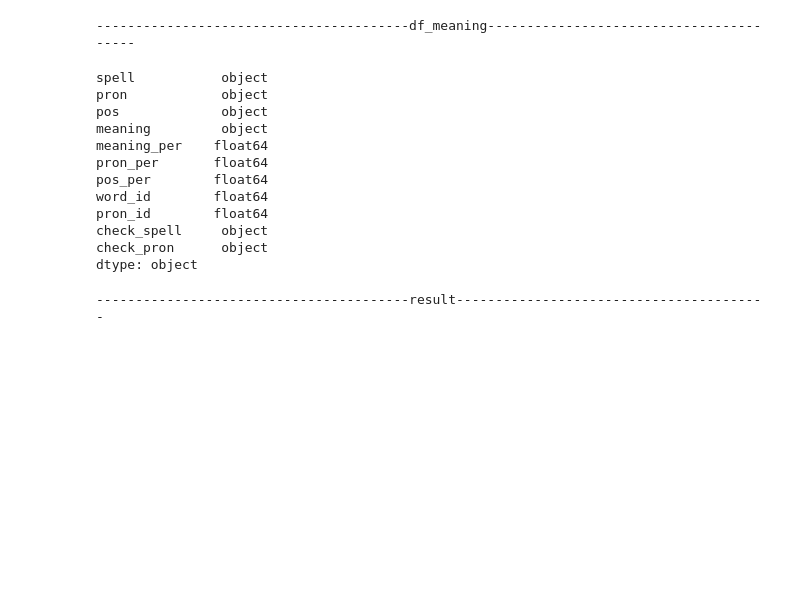
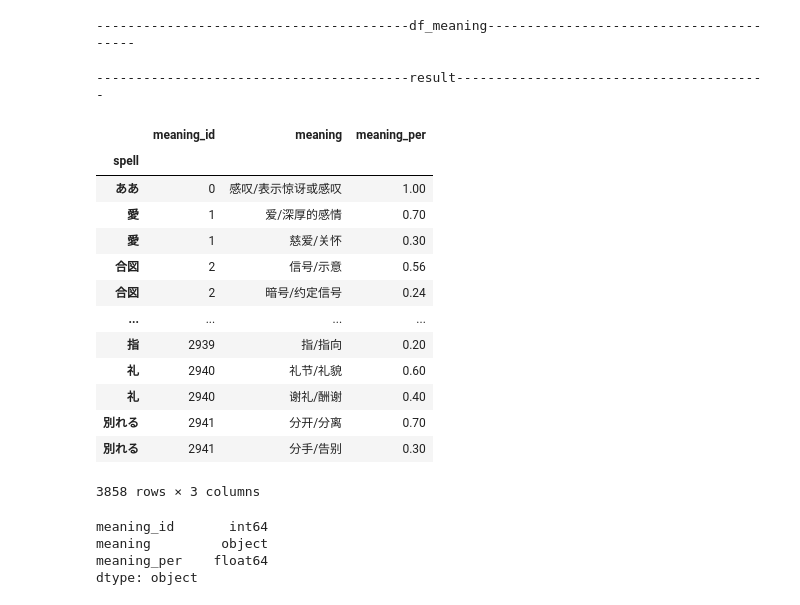
Before and after one commit to hopensic/python-notebooks, a Jupyter notebook: ja_dict_meaning.ipynb, the cells around one changed output. Cells and saved outputs as stored; diff of their text form; code cells hidden in the pictures; blank space fills up the shorter version.

```diff
--- a/ja_dict_meaning.ipynb
+++ b/ja_dict_meaning.ipynb
@@ -218,21 +218,6 @@ l("df_meaning")
 # df_merged
 # %% [output]
 ----------------------------------------df_meaning----------------------------------------
-# %%
-result.dtypes
-# %% [output]
-spell           object
-pron            object
-pos             object
-meaning         object
-meaning_per    float64
-pron_per       float64
-pos_per        float64
-word_id        float64
-pron_id        float64
-check_spell     object
-check_pron      object
-dtype: object
 # %%
 # 将单行的词义转为多行的词义
 extracted = df_meaning["meaning"].str.extractall(r"\(([^:)]+):([^)]+)%\)")
@@ -273,3 +258,32 @@ to_csv_sig(result, "d:/tmp/normal_merged_result.csv", True)
 l("result")
 # %% [output]
 ----------------------------------------result----------------------------------------
+# %%
+# 对词义进行合并，准备生成精简词义
+new_result = result.copy()
+new_result=new_result[['spell','meaning','meaning_per']]
+new_result.reset_index(inplace=True)
+new_result.set_index(['spell'],inplace=True)
+new_result
+# %% [output]
+|  | meaning_id | meaning | meaning_per |
+| spell |  |  |  |
+| ああ | 0 | 感叹/表示惊讶或感叹 | 1.00 |
+| 愛 | 1 | 爱/深厚的感情 | 0.70 |
+| 愛 | 1 | 慈爱/关怀 | 0.30 |
+| 合図 | 2 | 信号/示意 | 0.56 |
+| 合図 | 2 | 暗号/约定信号 | 0.24 |
+| ... | ... | ... | ... |
+| 指 | 2939 | 指/指向 | 0.20 |
+| 礼 | 2940 | 礼节/礼貌 | 0.60 |
+| 礼 | 2940 | 谢礼/酬谢 | 0.40 |
+| 別れる | 2941 | 分开/分离 | 0.70 |
+| 別れる | 2941 | 分手/告别 | 0.30 |
+3858 rows × 3 columns
+# %%
+new_result.dtypes
+# %% [output]
+meaning_id       int64
+meaning         object
+meaning_per    float64
+dtype: object
```
Also changed, not shown: parts of 6 cells of this notebook.
